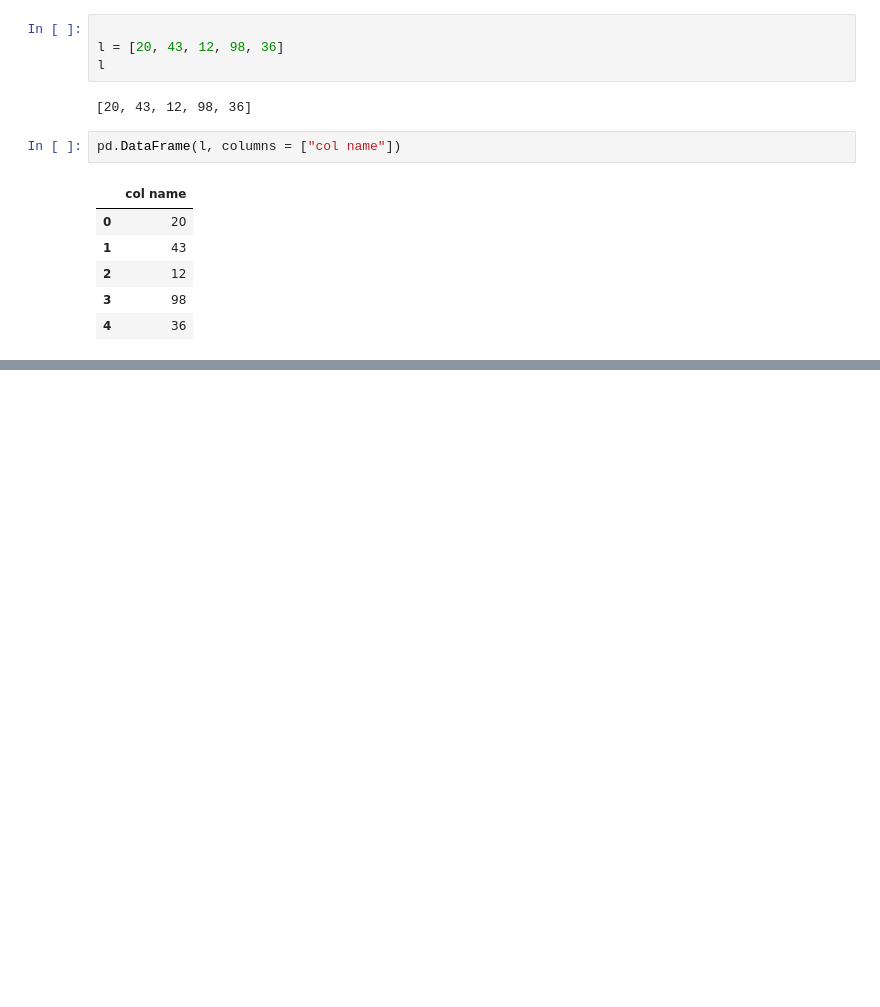
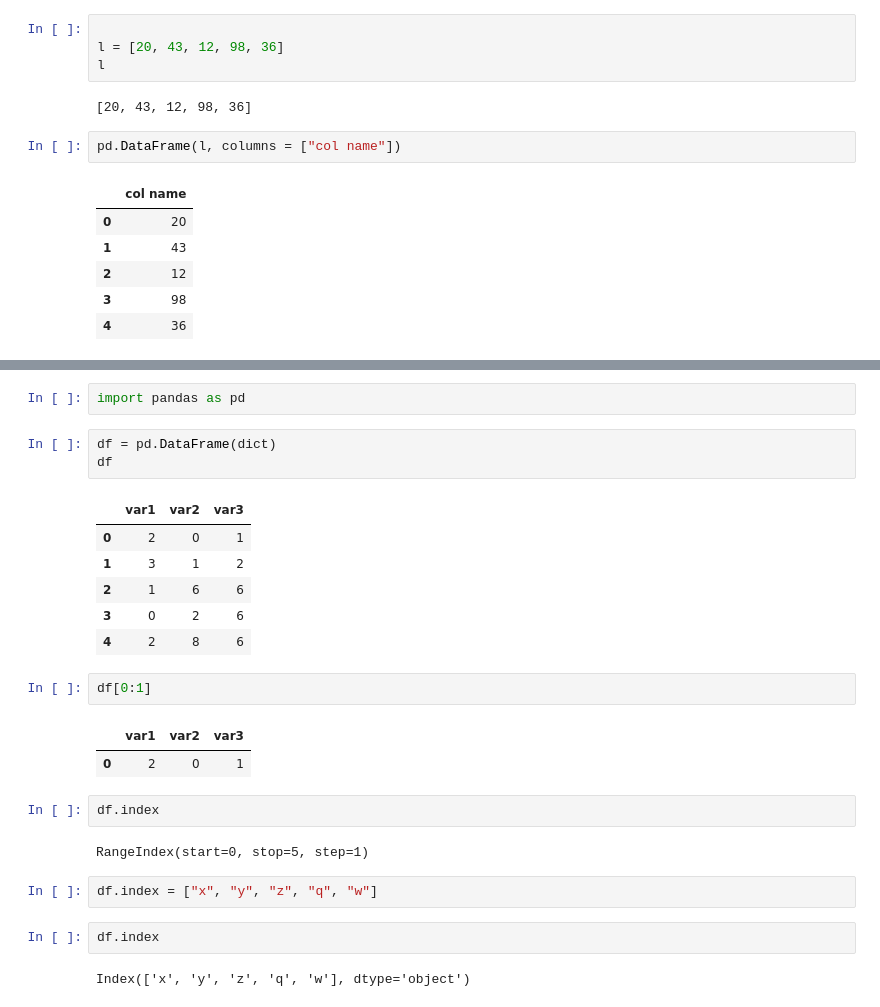
Before and after one commit to mtamerb/data-manipulation, a Jupyter notebook: pandas.ipynb, the cells around one changed output, grey strips where cells are left out. Drawn from its saved outputs; the diff is of its cells as text; blank space fills up the shorter version.

Commit message:
Kaggle Notebook | pandas | Version 3

```diff
--- a/pandas.ipynb
+++ b/pandas.ipynb
@@ -217,0 +238,27 @@ pd.DataFrame(l, columns = ["col name"])
+# %%
+import pandas as pd
+# %%
+df = pd.DataFrame(dict)
+df
+# %% [output]
+|  | var1 | var2 | var3 |
+| 0 | 2 | 0 | 1 |
+| 1 | 3 | 1 | 2 |
+| 2 | 1 | 6 | 6 |
+| 3 | 0 | 2 | 6 |
+| 4 | 2 | 8 | 6 |
+# %%
+df[0:1]
+# %% [output]
+|  | var1 | var2 | var3 |
+| 0 | 2 | 0 | 1 |
+# %%
+df.index
+# %% [output]
+RangeIndex(start=0, stop=5, step=1)
+# %%
+df.index = ["x", "y", "z", "q", "w"]
+# %%
+df.index
+# %% [output]
+Index(['x', 'y', 'z', 'q', 'w'], dtype='object')
```
Also changed, not shown: parts of 25 cells of this notebook.
